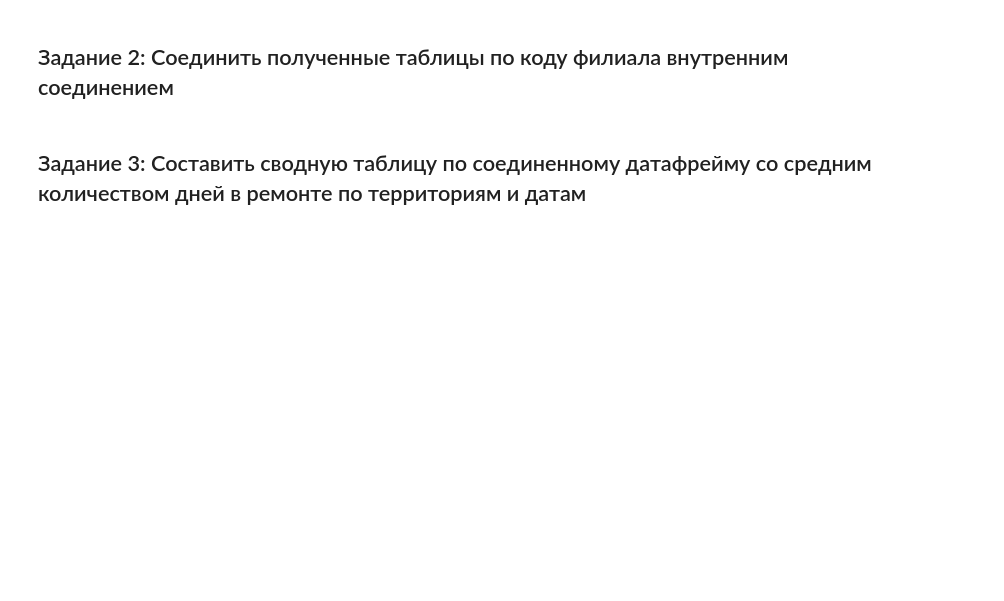
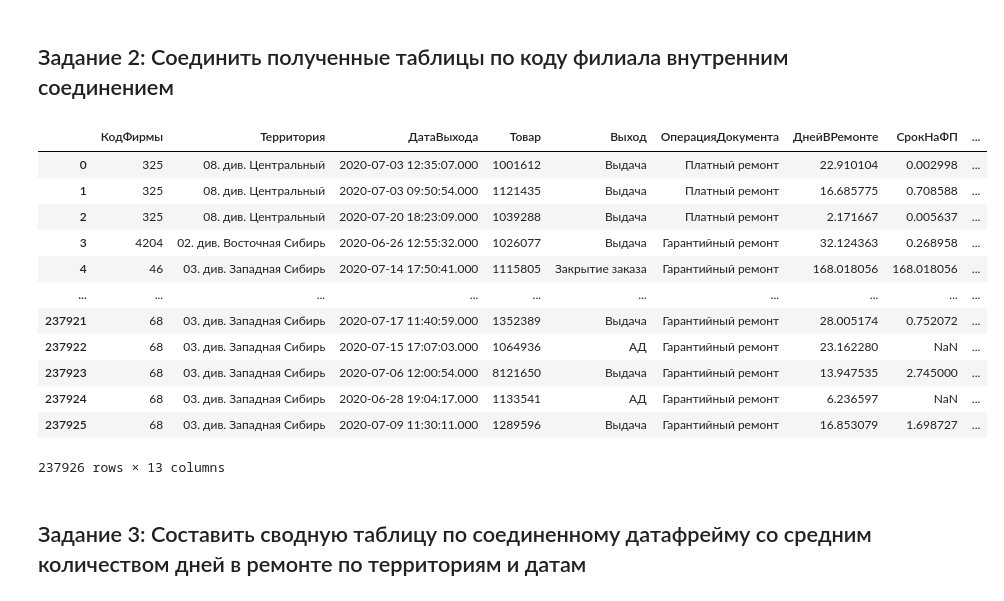
Before and after one commit to HarakaRisasi/dns_data_analysis_study, a Jupyter notebook: 7 занятие/Задание 7.ipynb, the cells around one changed output. Saved outputs shown, nothing was run; the diff lists cells and outputs as text; code cells hidden in the pictures; blank space fills up the shorter version.

```diff
--- a/7 занятие/Задание 7.ipynb
+++ b/7 занятие/Задание 7.ipynb
@@ -3,4 +41,21 @@
 # %% [markdown]
 ## Задание 2: Соединить полученные таблицы по коду филиала внутренним соединением
+# %%
+df = df_areas.merge(right=df_time, left_on='КодФирмы', right_on='Филиал', how='inner').drop(columns='Филиал')
+df
+# %% [output]
+|  | КодФирмы | Территория | ДатаВыхода | Товар | Выход | ОперацияДокумента | ДнейВРемонте | СрокНаФП | ... |
+| 0 | 325 | 08. див. Центральный | 2020-07-03 12:35:07.000 | 1001612 | Выдача | Платный ремонт | 22.910104 | 0.002998 | ... |
+| 1 | 325 | 08. див. Центральный | 2020-07-03 09:50:54.000 | 1121435 | Выдача | Платный ремонт | 16.685775 | 0.708588 | ... |
+| 2 | 325 | 08. див. Центральный | 2020-07-20 18:23:09.000 | 1039288 | Выдача | Платный ремонт | 2.171667 | 0.005637 | ... |
+| 3 | 4204 | 02. див. Восточная Сибирь | 2020-06-26 12:55:32.000 | 1026077 | Выдача | Гарантийный ремонт | 32.124363 | 0.268958 | ... |
+| 4 | 46 | 03. див. Западная Сибирь | 2020-07-14 17:50:41.000 | 1115805 | Закрытие заказа | Гарантийный ремонт | 168.018056 | 168.018056 | ... |
+| ... | ... | ... | ... | ... | ... | ... | ... | ... | ... |
+| 237921 | 68 | 03. див. Западная Сибирь | 2020-07-17 11:40:59.000 | 1352389 | Выдача | Гарантийный ремонт | 28.005174 | 0.752072 | ... |
+| 237922 | 68 | 03. див. Западная Сибирь | 2020-07-15 17:07:03.000 | 1064936 | АД | Гарантийный ремонт | 23.162280 | NaN | ... |
+| 237923 | 68 | 03. див. Западная Сибирь | 2020-07-06 12:00:54.000 | 8121650 | Выдача | Гарантийный ремонт | 13.947535 | 2.745000 | ... |
+| 237924 | 68 | 03. див. Западная Сибирь | 2020-06-28 19:04:17.000 | 1133541 | АД | Гарантийный ремонт | 6.236597 | NaN | ... |
+| 237925 | 68 | 03. див. Западная Сибирь | 2020-07-09 11:30:11.000 | 1289596 | Выдача | Гарантийный ремонт | 16.853079 | 1.698727 | ... |
+237926 rows × 13 columns
 # %% [markdown]
 ## Задание 3: Составить сводную таблицу по соединенному датафрейму со средним количеством дней в ремонте по территориям и датам
```
Also changed, not shown: parts of 9 cells of this notebook.
